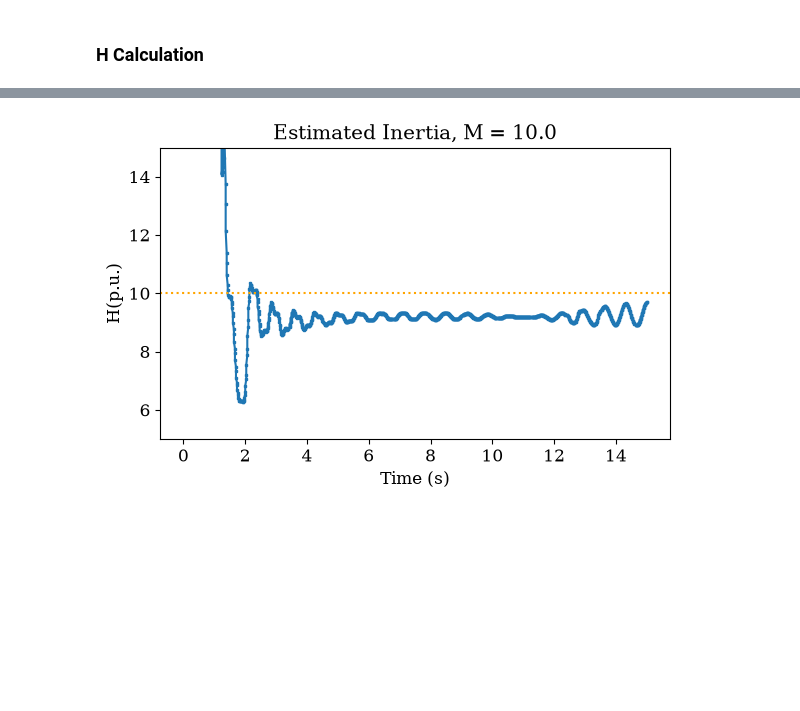
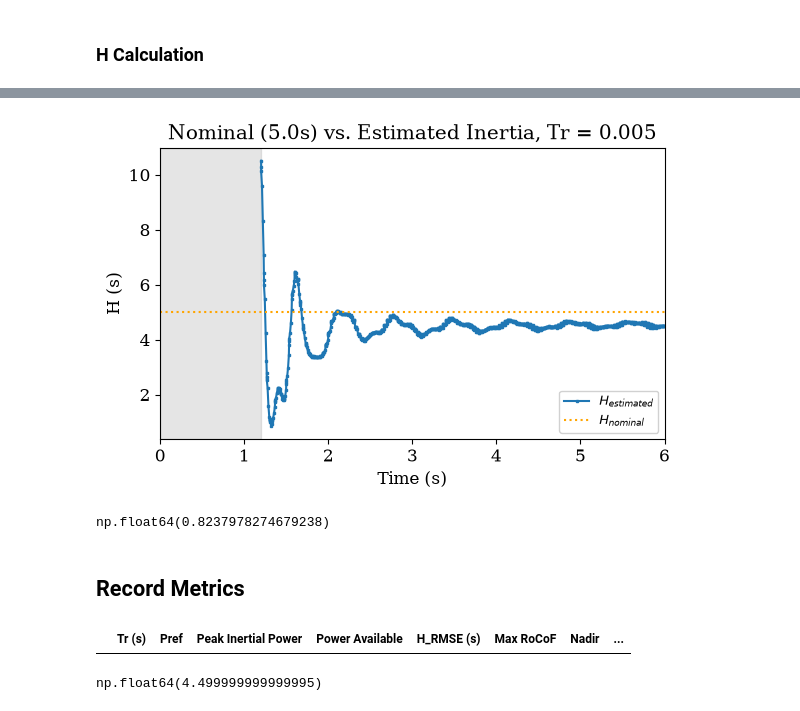
Before and after one commit to Scarlett315/characterize-virtual-inertia-estimation-noise-lag, a Jupyter notebook: 1_regf2_testbench.ipynb, the cells around one changed output, grey strips where cells are left out. Cells and saved outputs as stored; diff of their text form; code cells hidden in the pictures; blank space fills up the shorter version.

Commit message:
full run working!

```diff
--- a/1_regf2_testbench.ipynb
+++ b/1_regf2_testbench.ipynb
@@ -28,6 +28,9 @@ ss_ref = andes.load(case_path)
 ss_ref.PFlow.run()
 # %% [output]
 True
+# %%
+# TDS Constants
+STEP_TIME = 0.01 # 10 ms
 # %% [markdown]
 ## Run TDS & Initial Results
 # %%
@@ -98,17 +109,17 @@ tds_df
 # %%
-window = 18 # ANDES step time = 1/30s, so to get a 200ms window is 6 steps
-#slope = tds_df['Delta P (pu)'].rolling(window).cov(tds_df['RoCoF (pu)']) / tds_df['RoCoF (pu)'].rolling(window).var()
-#H_t = -slope / 2
+window = 20 # Baruzzi et al. used 1 window = 20 steps
+time_invalid = 1 + window * STEP_TIME # will produce invalid results w/in the first window
+print(time_invalid)
 
 X = sm.add_constant(tds_df[['RoCoF (pu)', 'Delta F (pu)']])  # add Δf as 2nd predictor
 model = RollingOLS(tds_df['Delta P (pu)'], X, window=window)
 res = model.fit()
 
-H_t = -res.params['RoCoF (pu)'] / 2
-D_t = res.params['Delta F (pu)']
+H_t_raw = -res.params['RoCoF (pu)'] / 2
+D_t_raw = res.params['Delta F (pu)']
 
-tds_df.loc[:,"H (s)"] = H_t
-tds_df.loc[:,"D"] = D_t
+tds_df.loc[:,"H (s)"] = H_t_raw[time_invalid:]
+tds_df.loc[:,"D"] = D_t_raw[time_invalid:]
 
-tds_df
+tds_df[1.1:1.3]
 # %% [output]
@@ -142,20 +158,49 @@ plt.tight_layout()
 # %%
 fig, ax = plt.subplots(figsize=(6, 4))
 
-H_gfm = ss.REGF2.get("mf", 1) * 0.5
+H_gfm = ss.REGF2.get("mf", 1)
+H_t = tds_df["H (s)"]
 
-ax.set_title(f"Estimated Inertia, H = {H_gfm}")
+plot_title = f"Nominal ({H_gfm}s) vs. Estimated Inertia, Tr = {tr}"
+ax.set_title(plot_title)
 ax.set_xlabel("Time (s)")
-ax.set_ylabel("H(p.u.)")
+ax.set_ylabel("H (s)")
 
 # plot actual
-ax.plot(H_t.index, H_t, "s-", color="tab:blue",
-        markersize=1.8)
+ax.plot(H_t.index, H_t, "s-", color="tab:blue", markersize=1.8, label = f"$H_{{estimated}}$")
 
-plt.axline((0, H_gfm), slope=0, color="orange", linestyle=":", label="Point & Slope")
+plt.axline((0, H_gfm), slope=0, color="orange", linestyle=":", label=f"$H_{{nominal}}$")
+ax.legend(loc="lower right", fontsize=9, framealpha=0.9)
 
-#plt.xlim(0, 8)
-plt.ylim(5, 15)
+ax.axvspan(0, time_invalid, color='gray', alpha=0.2)
+plt.xlim(0, 6)
+#plt.ylim(-1, 12)
 plt.tight_layout()
+
+plt.savefig(f'{out_dir}/1_testbench_figs/{plot_title}.png', dpi=300, bbox_inches='tight')
 # %% [output]
-[figure, old version]
+[figure, new version]
+# %%
+predicted = np.asarray(H_t[time_invalid:])
+actual = np.full(predicted.size, H_gfm)
+error = rmse(actual, predicted)
+error
+# %% [output]
+np.float64(0.8237978274679238)
+# %% [markdown]
+## Record Metrics
+# %%
+# anything w/o units is in p.u.
+metrics_df = pd.DataFrame({
+    "Tr (s)": [],
+    "Pref": [],
+    "Peak Inertial Power": [],
+    "Power Available":[],
+    "H_RMSE (s)": [],
+    "Max RoCoF":[],
+    "Nadir":[],
+    "Settling Time (s)":[]
+})
+metrics_df
+# %% [output]
+|  | Tr (s) | Pref | Peak Inertial Power | Power Available | H_RMSE (s) | Max RoCoF | Nadir | ... |
@@ -161,0 +230,5 @@ plt.tight_layout()
+# %%
+settling_time = calc_settling_time(tds_df, "H (s)")
+settling_time
+# %% [output]
+np.float64(4.499999999999995)
```
Also changed, not shown: parts of 13 cells of this notebook, 8 other files.
